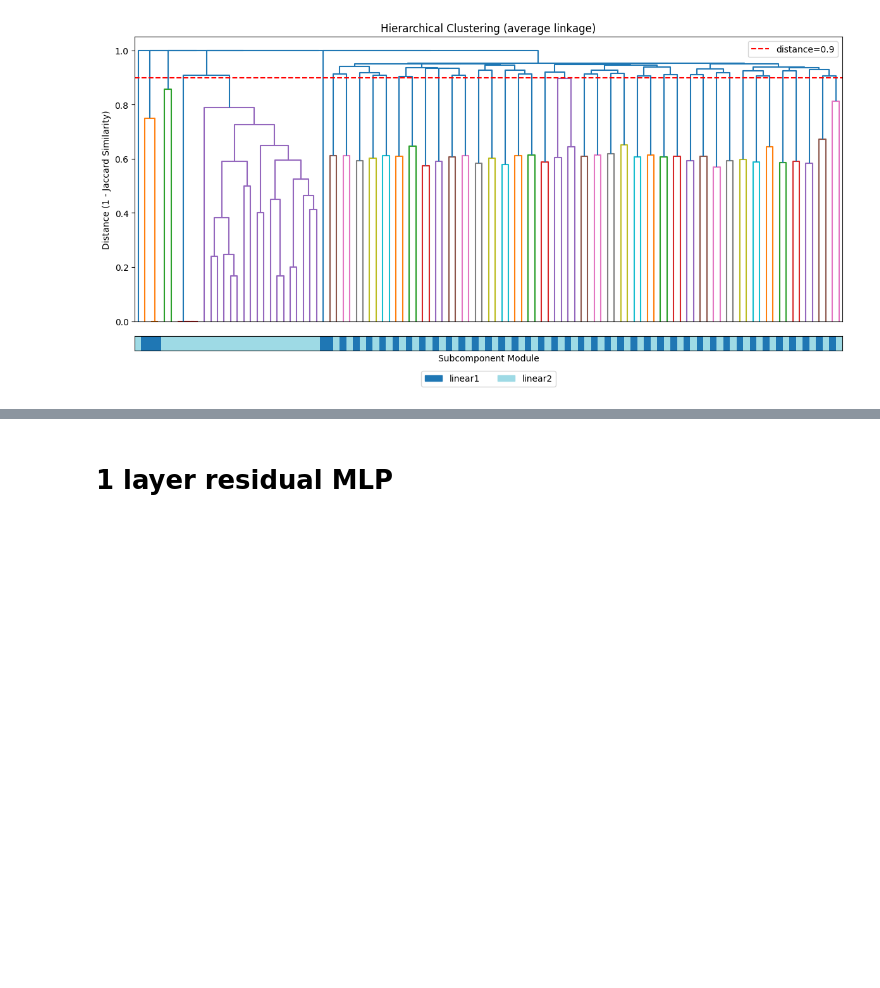
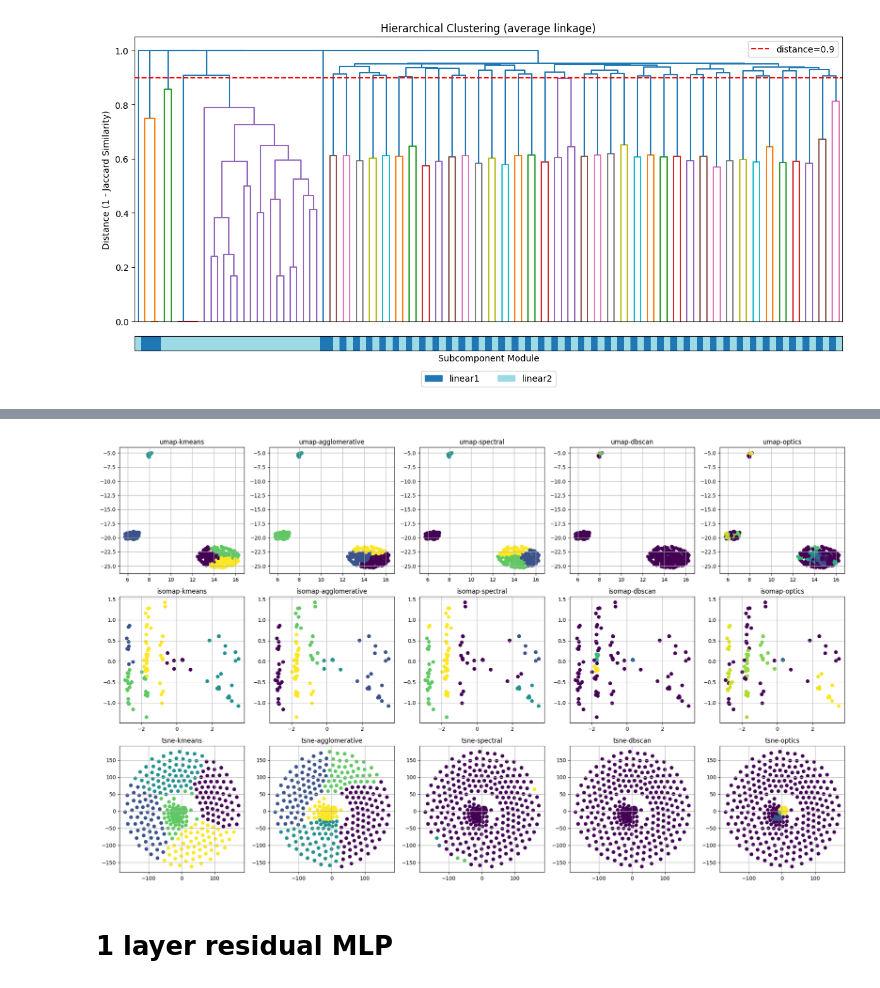
Before and after one commit to mivanit/apd, a Jupyter notebook: notebooks/mivanit/dev_grouping.ipynb, the cells around one changed output, grey strips where cells are left out. Saved outputs shown, nothing was run; the diff lists cells and outputs as text; code cells hidden in the pictures; blank space fills up the shorter version.

```diff
--- a/notebooks/mivanit/dev_grouping.ipynb
+++ b/notebooks/mivanit/dev_grouping.ipynb
@@ -121,3 +141,10 @@ for method in ["umap", "isomap"]:
+# %%
+from spd.analysis.embedding import sweep_embeddings_and_clusters
+
+
+sweep_embeddings_and_clusters(tms_dist)
+# %% [output]
+[figure, added]
 # %% [markdown]
 # 1 layer residual MLP
 # %%
```
Also changed, not shown: parts of 3 cells of this notebook, 1 other file.
